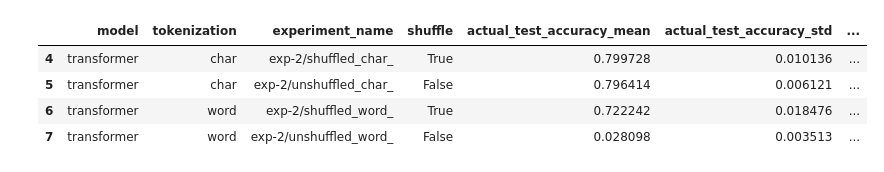
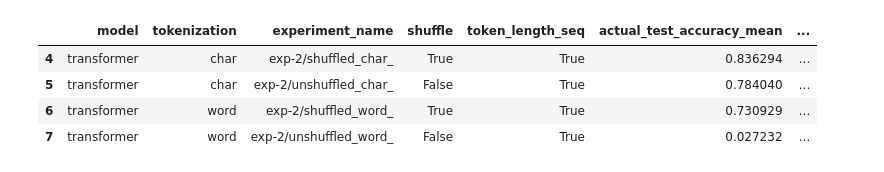
Before and after one commit to mbrotos/lock-pred, a Jupyter notebook: analysis/exp-2-analysis.ipynb, the cells around one changed output. Saved outputs shown, nothing was run; the diff lists cells and outputs as text; code cells hidden in the pictures.

```diff
--- a/analysis/exp-2-analysis.ipynb
+++ b/analysis/exp-2-analysis.ipynb
@@ -1,23 +1,23 @@
 # %%
 import pandas as pd
 
 def clean_data(df):
     # Filter rows based on column: 'model'
     df = df[df['model'] == "transformer"]
     # Drop columns: 'data', 'train_data_percent_used' and 15 other columns
     df = df.drop(columns=['data', 'train_data_percent_used', 'epochs', 'batch_size', 'learning_rate', 'seq_length', 'test_split', 'val_split', 'vocab_size', 'patience', 'results_dir', 'add_start_end_tokens', 'add_row_id', 'add_label_tokens', 'disable_train_shuffle', 'early_stopping', 'remove_system_tables'])
     # Sort by column: 'actual_test_accuracy_mean' (descending)
     df = df.sort_values(['actual_test_accuracy_mean'], ascending=[False])
     return df
 
 # Loaded variable 'df' from URI: /root/github/lock-pred/results/exp-2/results_clean.csv
-df = pd.read_csv(r'/root/github/lock-pred/results/exp-2/results_clean.csv')
+df = pd.read_csv('../results/exp-2/results_clean.csv')
 
 df_clean = clean_data(df.copy())
-df_clean.head()
+df_clean
 # %% [output]
-|  | model | tokenization | experiment_name | shuffle | actual_test_accuracy_mean | actual_test_accuracy_std | ... |
-| 4 | transformer | char | exp-2/shuffled_char_ | True | 0.799728 | 0.010136 | ... |
-| 5 | transformer | char | exp-2/unshuffled_char_ | False | 0.796414 | 0.006121 | ... |
-| 6 | transformer | word | exp-2/shuffled_word_ | True | 0.722242 | 0.018476 | ... |
-| 7 | transformer | word | exp-2/unshuffled_word_ | False | 0.028098 | 0.003513 | ... |
+|  | model | tokenization | experiment_name | shuffle | token_length_seq | actual_test_accuracy_mean | ... |
+| 4 | transformer | char | exp-2/shuffled_char_ | True | True | 0.836294 | ... |
+| 5 | transformer | char | exp-2/unshuffled_char_ | False | True | 0.784040 | ... |
+| 6 | transformer | word | exp-2/shuffled_word_ | True | True | 0.730929 | ... |
+| 7 | transformer | word | exp-2/unshuffled_word_ | False | True | 0.027232 | ... |
```
Also changed, not shown: 2 other files.
